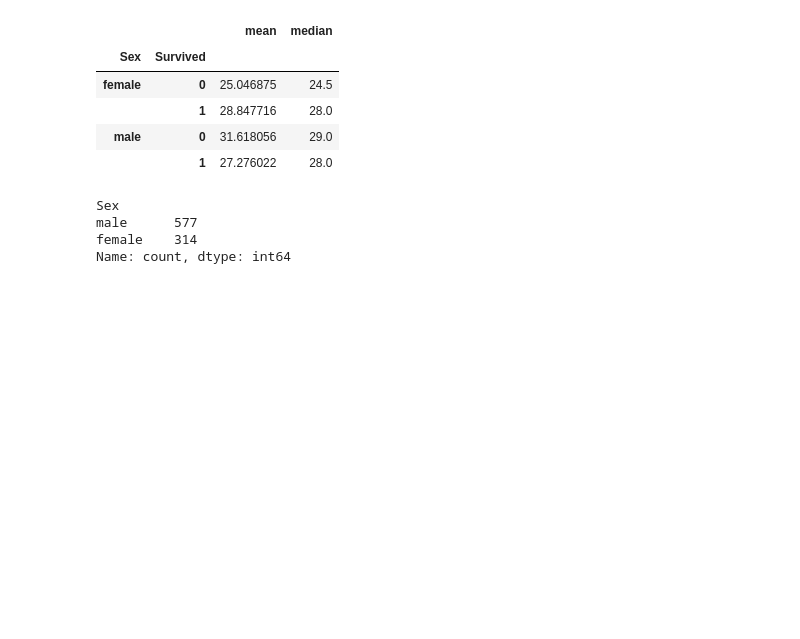
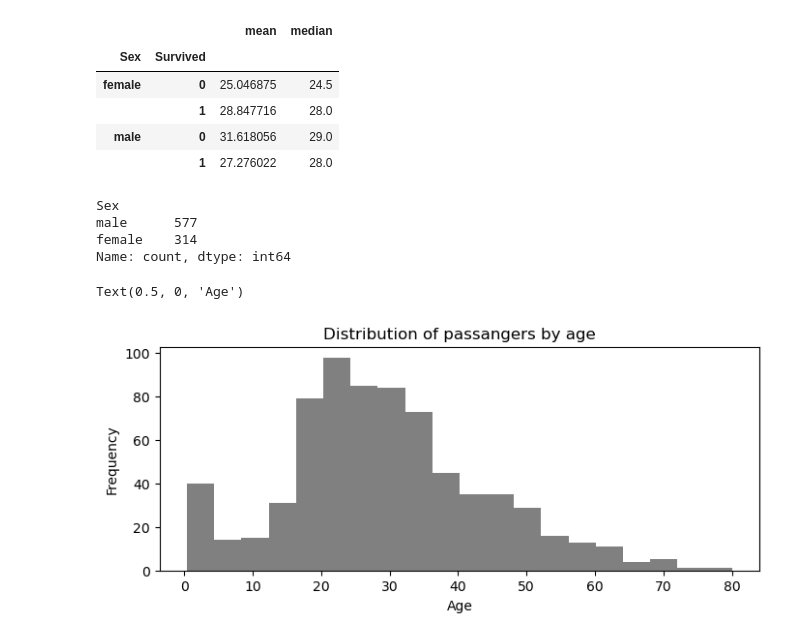
Before and after one commit to bondaralexxx/portfolio, a Jupyter notebook: Pandas_jupyter_notebooks/titanic_dataset/titanic.ipynb, the cells around one changed output. Saved outputs shown, nothing was run; the diff lists cells and outputs as text; code cells hidden in the pictures; blank space fills up the shorter version.

```diff
--- a/Pandas_jupyter_notebooks/titanic_dataset/titanic.ipynb
+++ b/Pandas_jupyter_notebooks/titanic_dataset/titanic.ipynb
@@ -376,0 +381,6 @@ Name: count, dtype: int64
+# %%
+df['Age'].plot(kind='hist', bins=20, title='Distribution of passangers by age', figsize=(8,3), color='gray')
+plt.xlabel('Age')
+# %% [output]
+Text(0.5, 0, 'Age')
+[figure, added]
```
Also changed, not shown: parts of 4 cells of this notebook.
